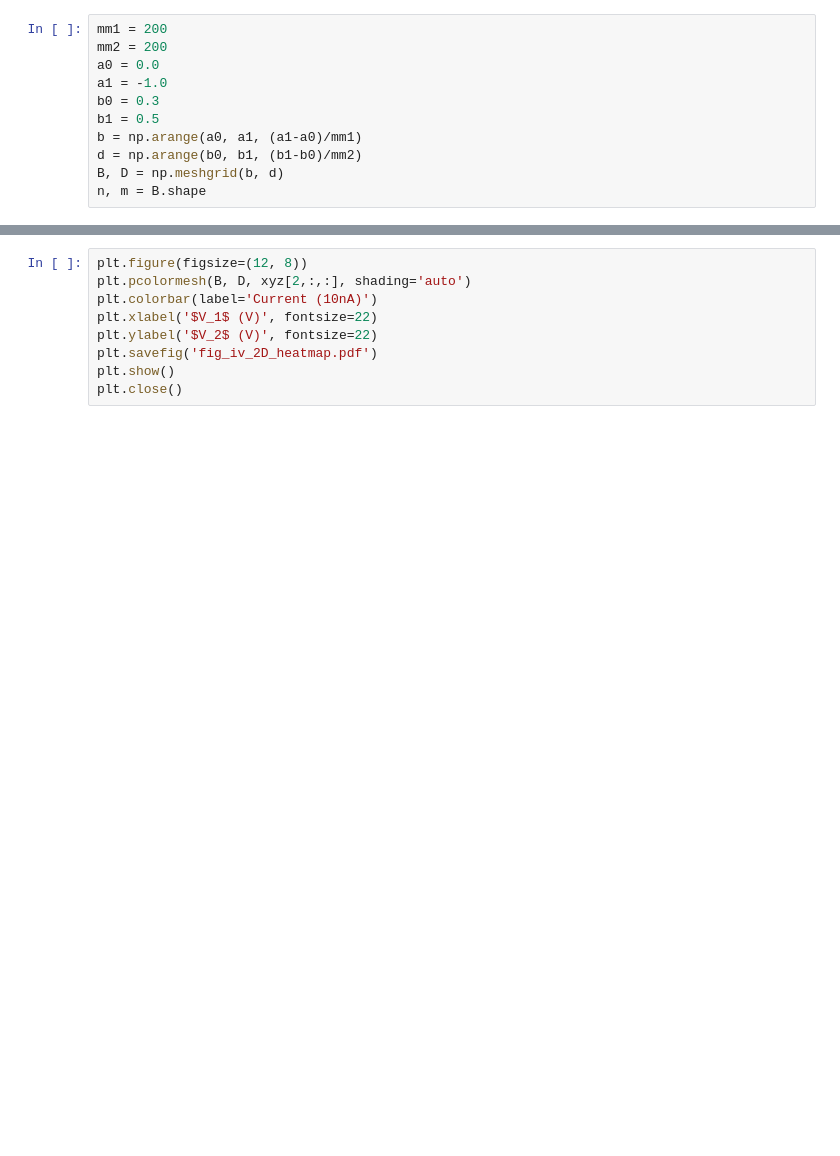
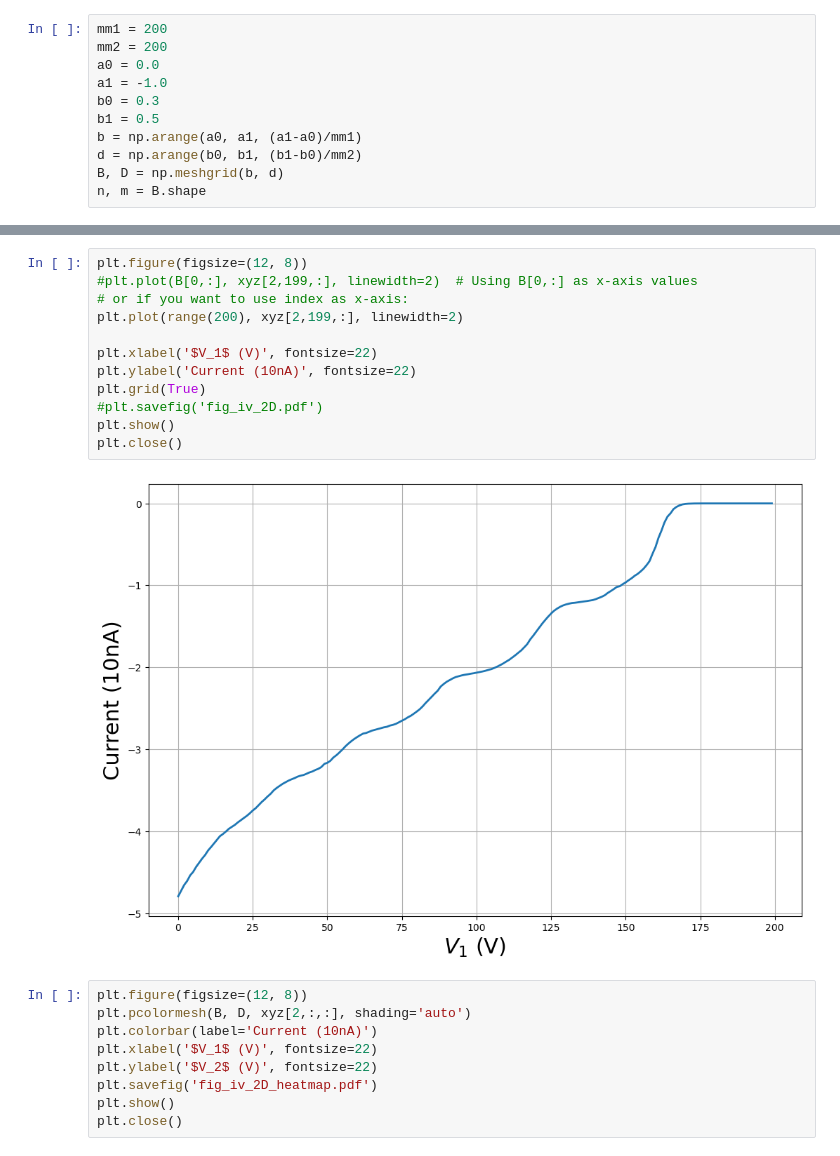
Before and after one commit to namkimfi/knn_ivvg, a Jupyter notebook: 20250217_plot for analysis.ipynb, the cells around one changed output, grey strips where cells are left out. Cells and saved outputs as stored; diff of their text form; blank space fills up the shorter version.

```diff
--- a/20250217_plot for analysis.ipynb
+++ b/20250217_plot for analysis.ipynb
@@ -107,6 +107,20 @@ plt.show()
 plt.close()
 # %% [output]
 [figure]
+# %%
+plt.figure(figsize=(12, 8))
+#plt.plot(B[0,:], xyz[2,199,:], linewidth=2)  # Using B[0,:] as x-axis values
+# or if you want to use index as x-axis:
+plt.plot(range(200), xyz[2,199,:], linewidth=2)
+
+plt.xlabel('$V_1$ (V)', fontsize=22)
+plt.ylabel('Current (10nA)', fontsize=22)
+plt.grid(True)
+#plt.savefig('fig_iv_2D.pdf')
+plt.show()
+plt.close()
+# %% [output]
+[figure, added]
 # %%
 plt.figure(figsize=(12, 8))
 plt.pcolormesh(B, D, xyz[2,:,:], shading='auto')
```
Also changed, not shown: parts of 22 cells of this notebook.
